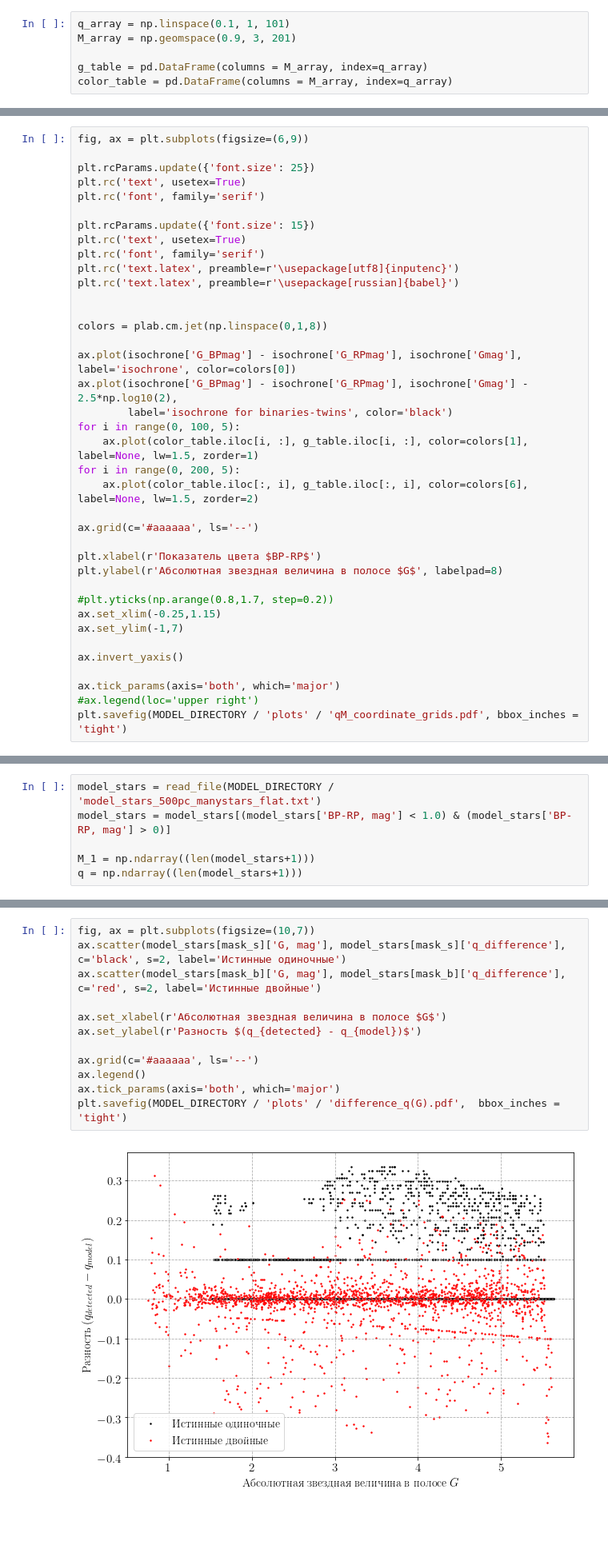
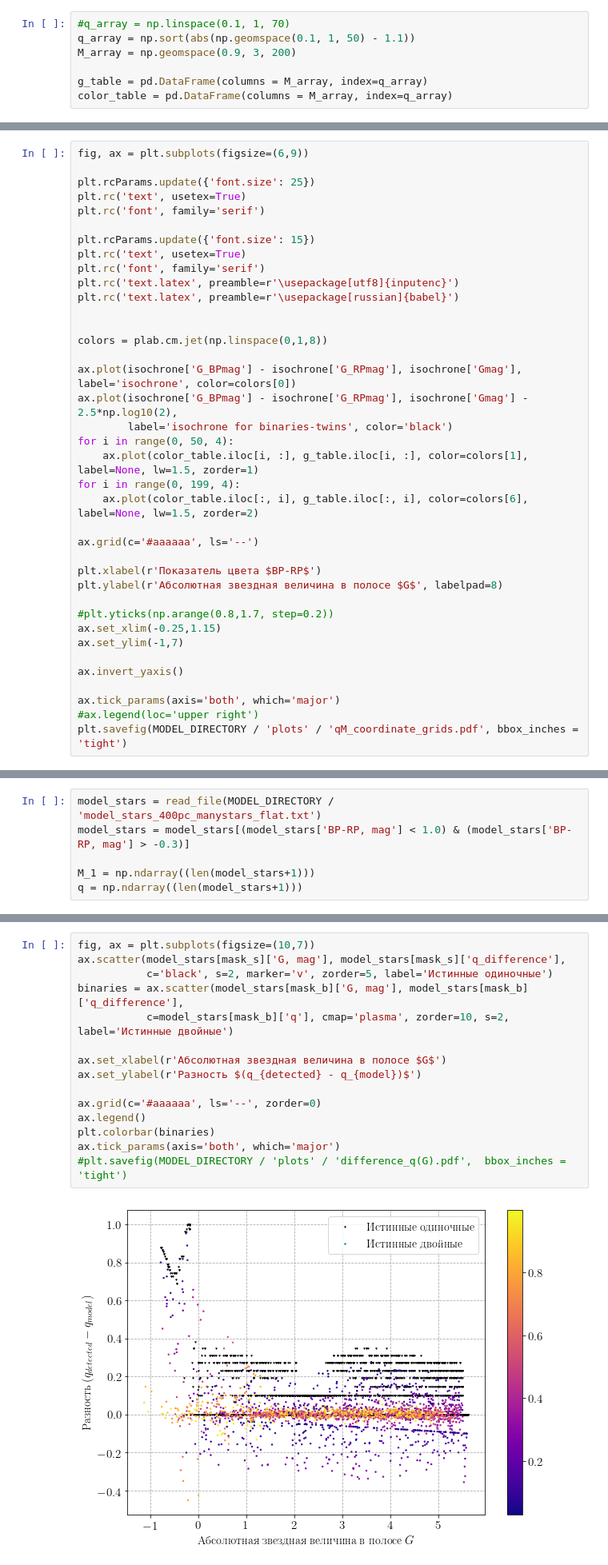
Before and after one commit to olgaborodina/GAIA_binaries, a Jupyter notebook: model/coordinate_to_qM.ipynb, the cells around one changed output, grey strips where cells are left out. Shown: that part at 80% size. Saved outputs shown, nothing was run; the diff lists cells and outputs as text; blank space fills up the shorter version.

Commit message:
Fix plots, coordinate grids & delete waste

```diff
--- a/model/coordinate_to_qM.ipynb
+++ b/model/coordinate_to_qM.ipynb
@@ -74,8 +74,9 @@ isochrone = pd.read_csv(MODEL_DIRECTORY / (f'isochrone_model_8.38.txt'), delimit
 # %% [markdown]
 ## qM coordinates grid
 # %%
-q_array = np.linspace(0.1, 1, 101)
-M_array = np.geomspace(0.9, 3, 201)
+#q_array = np.linspace(0.1, 1, 70)
+q_array = np.sort(abs(np.geomspace(0.1, 1, 50) - 1.1))
+M_array = np.geomspace(0.9, 3, 200)
 
 g_table = pd.DataFrame(columns = M_array, index=q_array)
 color_table = pd.DataFrame(columns = M_array, index=q_array)
@@ -101,9 +102,9 @@ colors = plab.cm.jet(np.linspace(0,1,8))
 ax.plot(isochrone['G_BPmag'] - isochrone['G_RPmag'], isochrone['Gmag'], label='isochrone', color=colors[0])
 ax.plot(isochrone['G_BPmag'] - isochrone['G_RPmag'], isochrone['Gmag'] - 2.5*np.log10(2),
         label='isochrone for binaries-twins', color='black')
-for i in range(0, 100, 5):
+for i in range(0, 50, 4):
     ax.plot(color_table.iloc[i, :], g_table.iloc[i, :], color=colors[1], label=None, lw=1.5, zorder=1)
-for i in range(0, 200, 5):
+for i in range(0, 199, 4):
     ax.plot(color_table.iloc[:, i], g_table.iloc[:, i], color=colors[6], label=None, lw=1.5, zorder=2)
 
 ax.grid(c='#aaaaaa', ls='--')
@@ -125,8 +126,8 @@ plt.savefig(MODEL_DIRECTORY / 'plots' / 'qM_coordinate_grids.pdf', bbox_inches =
 # %% [markdown]
 ## new coordinates definition for model stars
 # %%
-model_stars = read_file(MODEL_DIRECTORY / 'model_stars_500pc_manystars_flat.txt')
-model_stars = model_stars[(model_stars['BP-RP, mag'] < 1.0) & (model_stars['BP-RP, mag'] > 0)]
+model_stars = read_file(MODEL_DIRECTORY / 'model_stars_400pc_manystars_flat.txt')
+model_stars = model_stars[(model_stars['BP-RP, mag'] < 1.0) & (model_stars['BP-RP, mag'] > -0.3)]
 
 M_1 = np.ndarray((len(model_stars+1)))
 q = np.ndarray((len(model_stars+1)))
@@ -206,15 +222,18 @@ mask_s = (model_stars['q'] == 0)
 mask_b = (model_stars['q'] != 0)
 # %%
 fig, ax = plt.subplots(figsize=(10,7))
-ax.scatter(model_stars[mask_s]['G, mag'], model_stars[mask_s]['q_difference'], c='black', s=2, label='Истинные одиночные')
-ax.scatter(model_stars[mask_b]['G, mag'], model_stars[mask_b]['q_difference'], c='red', s=2, label='Истинные двойные')
+ax.scatter(model_stars[mask_s]['G, mag'], model_stars[mask_s]['q_difference'],
+           c='black', s=2, marker='v', zorder=5, label='Истинные одиночные')
+binaries = ax.scatter(model_stars[mask_b]['G, mag'], model_stars[mask_b]['q_difference'],
+           c=model_stars[mask_b]['q'], cmap='plasma', zorder=10, s=2, label='Истинные двойные')
 
 ax.set_xlabel(r'Абсолютная звездная величина в полосе $G$')
 ax.set_ylabel(r'Разность $(q_{detected} - q_{model})$')
 
-ax.grid(c='#aaaaaa', ls='--')
+ax.grid(c='#aaaaaa', ls='--', zorder=0)
 ax.legend()
+plt.colorbar(binaries)
 ax.tick_params(axis='both', which='major')
-plt.savefig(MODEL_DIRECTORY / 'plots' / 'difference_q(G).pdf',  bbox_inches = 'tight')
+#plt.savefig(MODEL_DIRECTORY / 'plots' / 'difference_q(G).pdf',  bbox_inches = 'tight')
 # %% [output]
-[figure, old version]
+[figure, new version]
```
Also changed, not shown: parts of 22 cells of this notebook.
